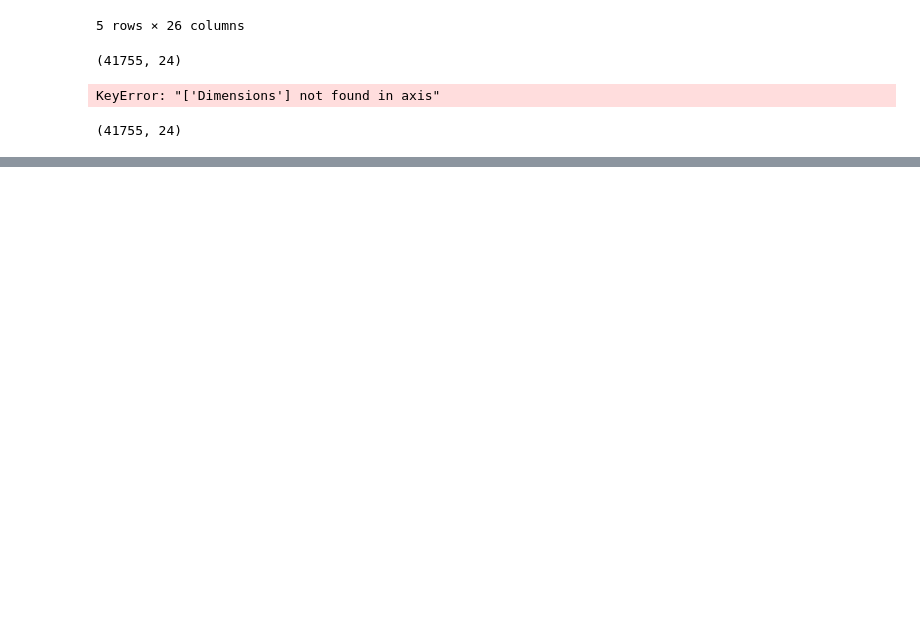
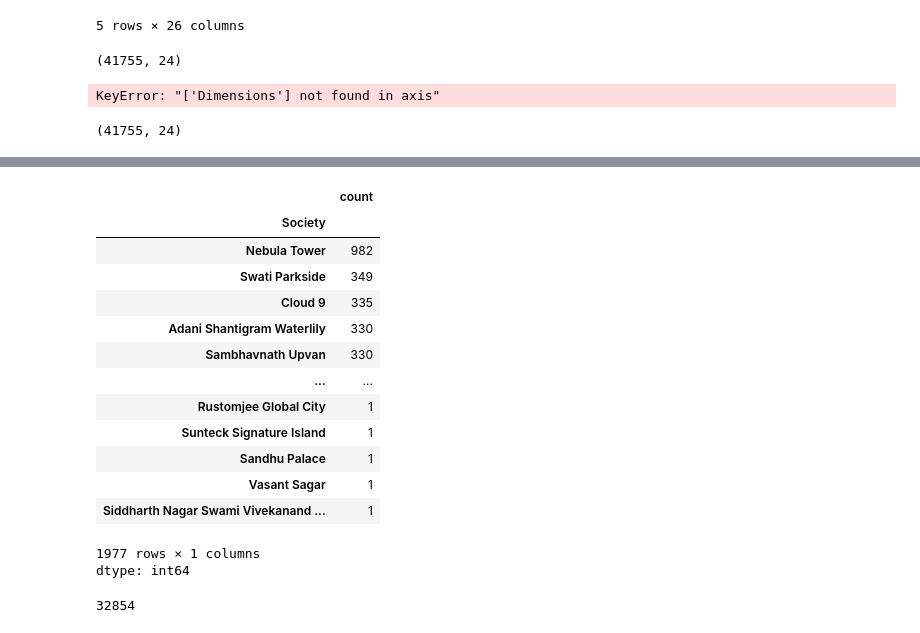
Before and after one commit to Trusha216/AI-ML-internship, a Jupyter notebook: house_prices.ipynb, the cells around one changed output, grey strips where cells are left out. Saved outputs shown, nothing was run; the diff lists cells and outputs as text; code cells hidden in the pictures; blank space fills up the shorter version.

```diff
--- a/house_prices.ipynb
+++ b/house_prices.ipynb
@@ -461,0 +494,22 @@ data.shape
+# %%
+data['Society'].value_counts()
+# %% [output]
+|  | count |
+| Society |  |
+| Nebula Tower | 982 |
+| Swati Parkside | 349 |
+| Cloud 9 | 335 |
+| Adani Shantigram Waterlily | 330 |
+| Sambhavnath Upvan | 330 |
+| ... | ... |
+| Rustomjee Global City | 1 |
+| Sunteck Signature Island | 1 |
+| Sandhu Palace | 1 |
+| Vasant Sagar | 1 |
+| Siddharth Nagar Swami Vivekanand ... | 1 |
+1977 rows × 1 columns
+dtype: int64
+# %%
+data['Society'].isna().sum()
+# %% [output]
+32854
```
Also changed, not shown: parts of 4 cells of this notebook.
